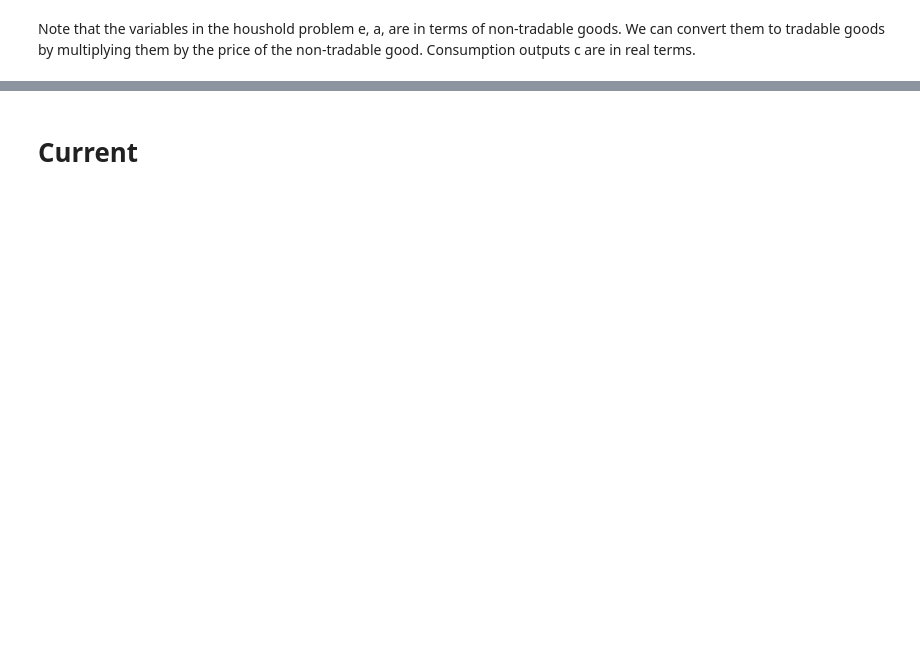
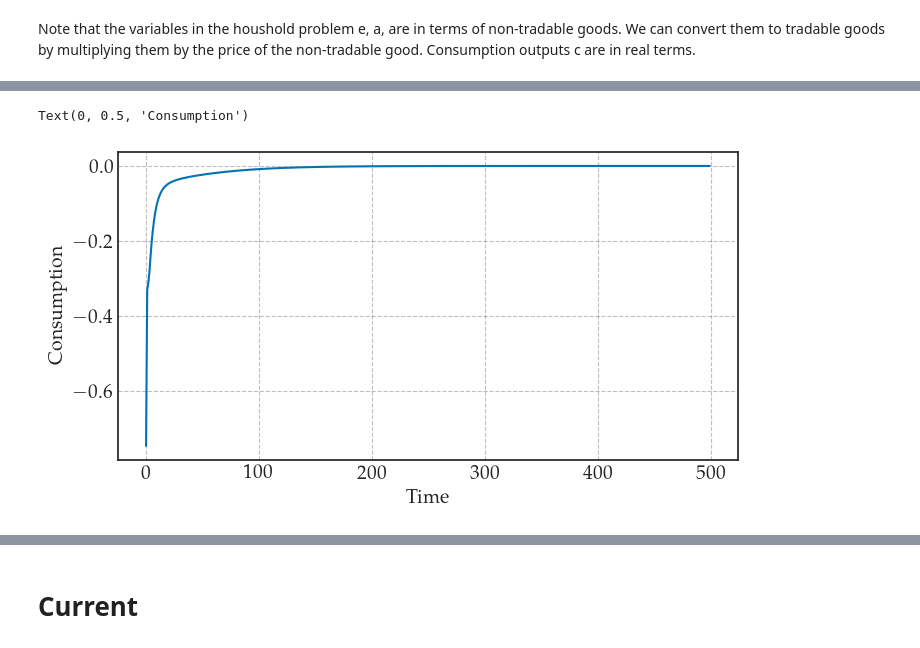
Before and after one commit to funlime/I_HANK_PIGL, a Jupyter notebook: Notebook.ipynb, the cells around one changed output, grey strips where cells are left out. Cells and saved outputs as stored; diff of their text form; code cells hidden in the pictures; blank space fills up the shorter version.

```diff
--- a/Notebook.ipynb
+++ b/Notebook.ipynb
@@ -91,0 +221,14 @@ if set_options:
+# %%
+Cons_low_no_shock = model_no_shock.path.CNT_hh
+Cons_low_shock = model_shock.path.CNT_hh
+diff = (Cons_low_shock / Cons_low_no_shock-1)*100
+fig =plt.figure(figsize=(8, 4))
+ax = fig.add_subplot(1, 1, 1)
+
+ax.plot(diff, label='Consumption')
+
+ax.set_xlabel('Time')
+ax.set_ylabel('Consumption')
+# %% [output]
+Text(0, 0.5, 'Consumption')
+[figure, added]
```
Also changed, not shown: parts of 72 cells of this notebook, 41 other files.
